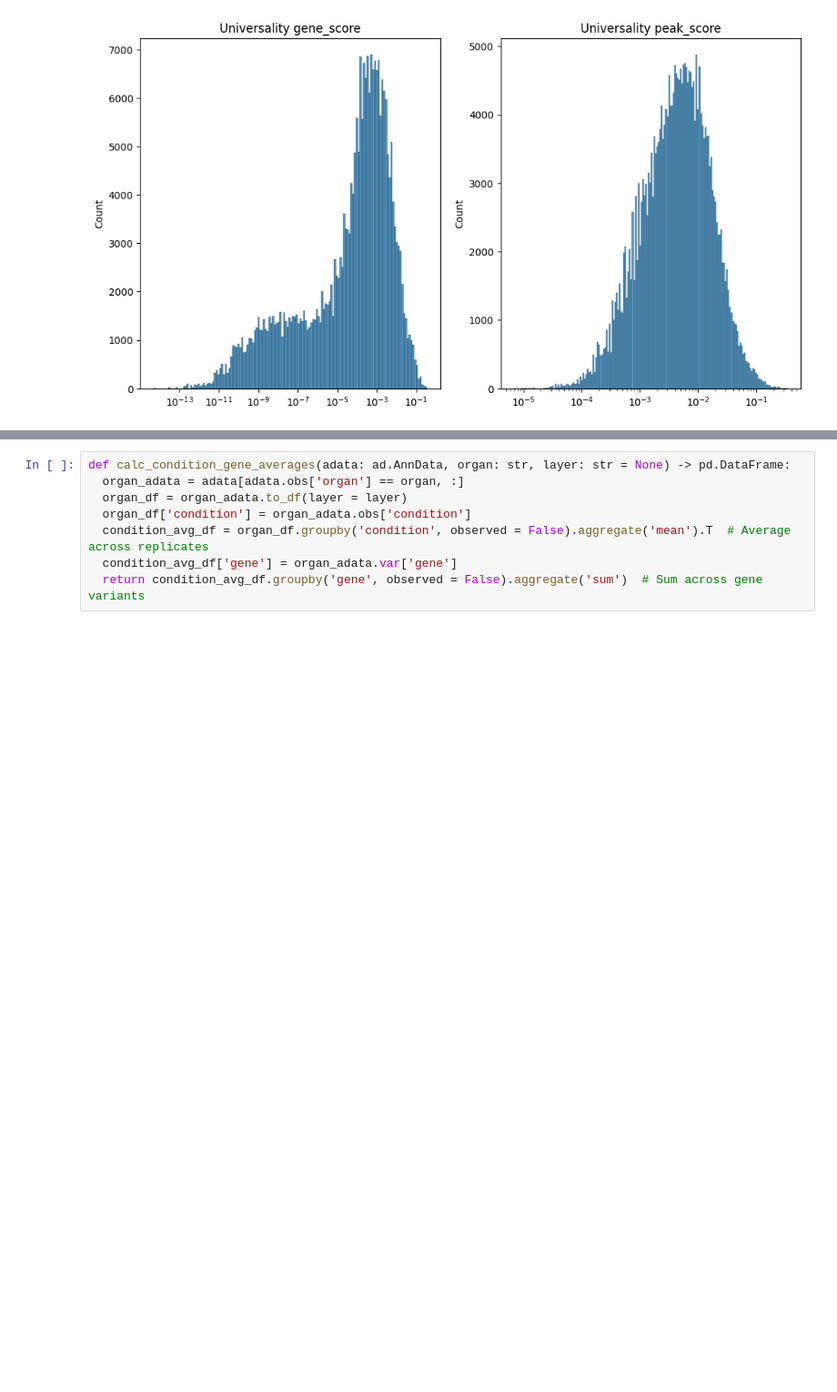
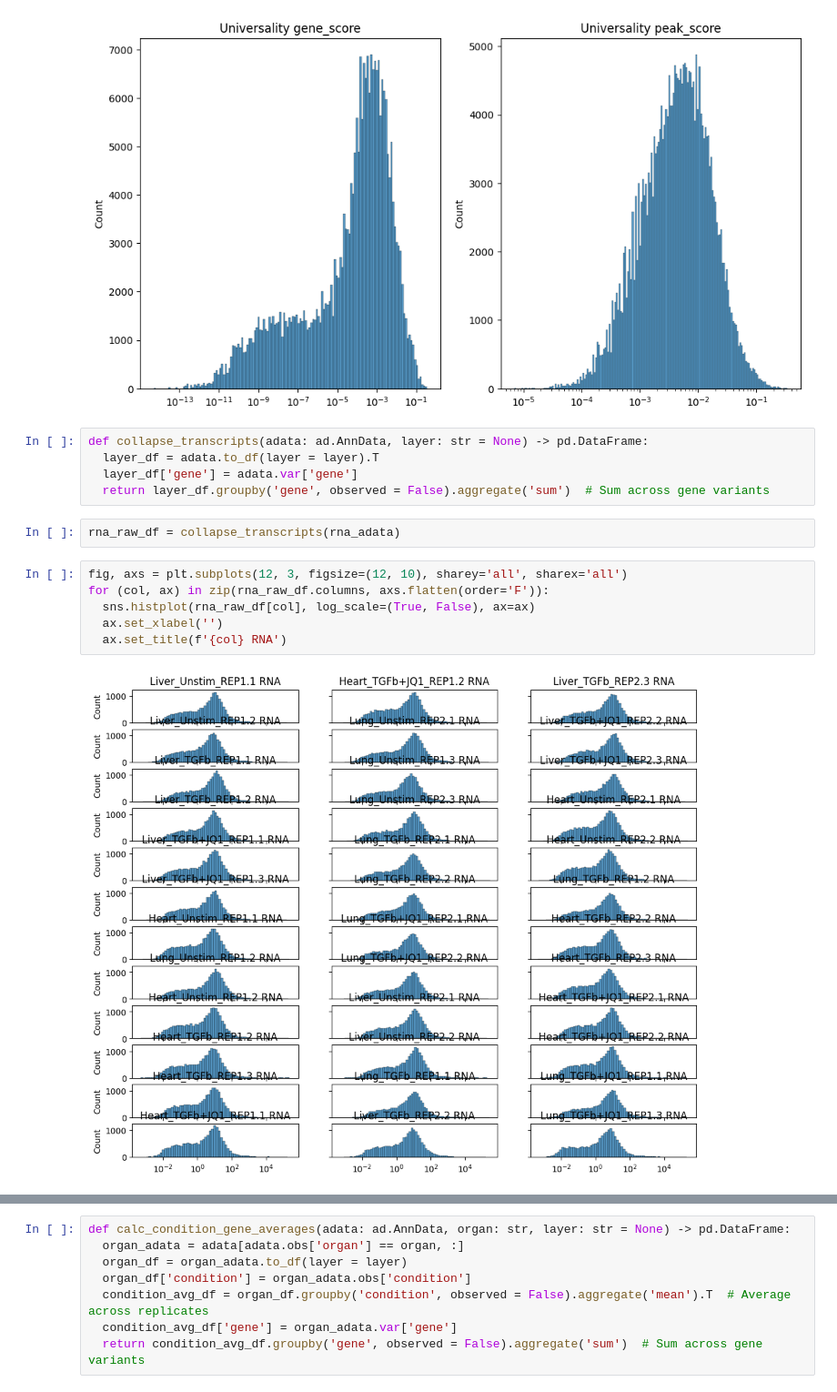
Before and after one commit to pawelab/OrganConditionalFibrosis, a Jupyter notebook: investigate_scores.ipynb, the cells around one changed output, grey strips where cells are left out. Shown at 91% size. Drawn from its saved outputs; the diff is of its cells as text; blank space fills up the shorter version.

Commit message:
distribution shape emerges from transcript to gene collapsing

```diff
--- a/investigate_scores.ipynb
+++ b/investigate_scores.ipynb
@@ -45,3 +45,18 @@ for (col, ax) in zip(universality_df.columns, axs.flatten(order='F')):
   ax.set_title(f'Universality {col}')
 # %% [output]
 [figure]
+# %%
+def collapse_transcripts(adata: ad.AnnData, layer: str = None) -> pd.DataFrame:
+  layer_df = adata.to_df(layer = layer).T
+  layer_df['gene'] = adata.var['gene']
+  return layer_df.groupby('gene', observed = False).aggregate('sum')  # Sum across gene variants
+# %%
+rna_raw_df = collapse_transcripts(rna_adata)
+# %%
+fig, axs = plt.subplots(12, 3, figsize=(12, 10), sharey='all', sharex='all')
+for (col, ax) in zip(rna_raw_df.columns, axs.flatten(order='F')):
+  sns.histplot(rna_raw_df[col], log_scale=(True, False), ax=ax)
+  ax.set_xlabel('')
+  ax.set_title(f'{col} RNA')
+# %% [output]
+[figure, added]
```
Also changed, not shown: parts of 5 cells of this notebook.
